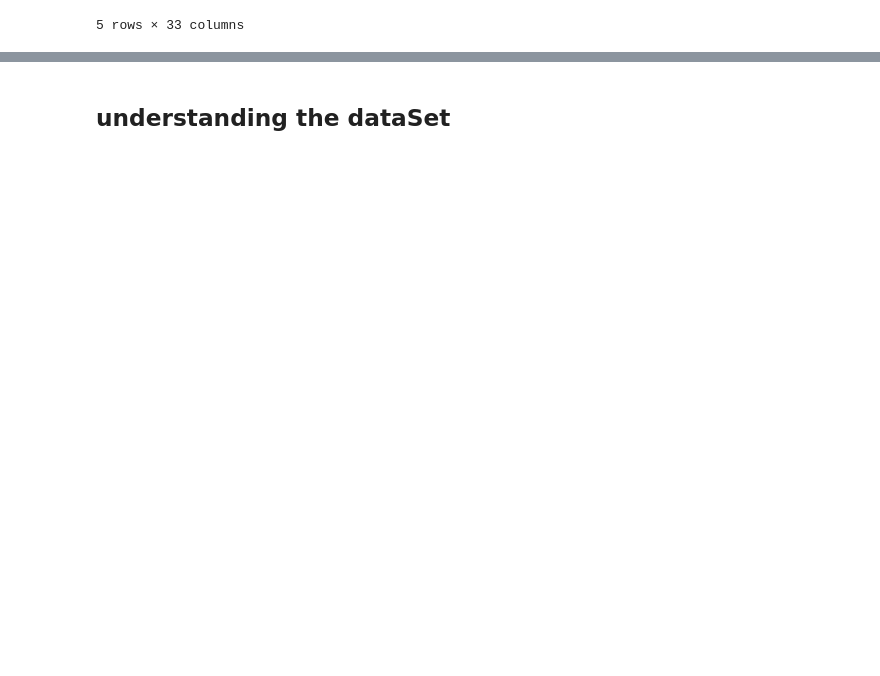
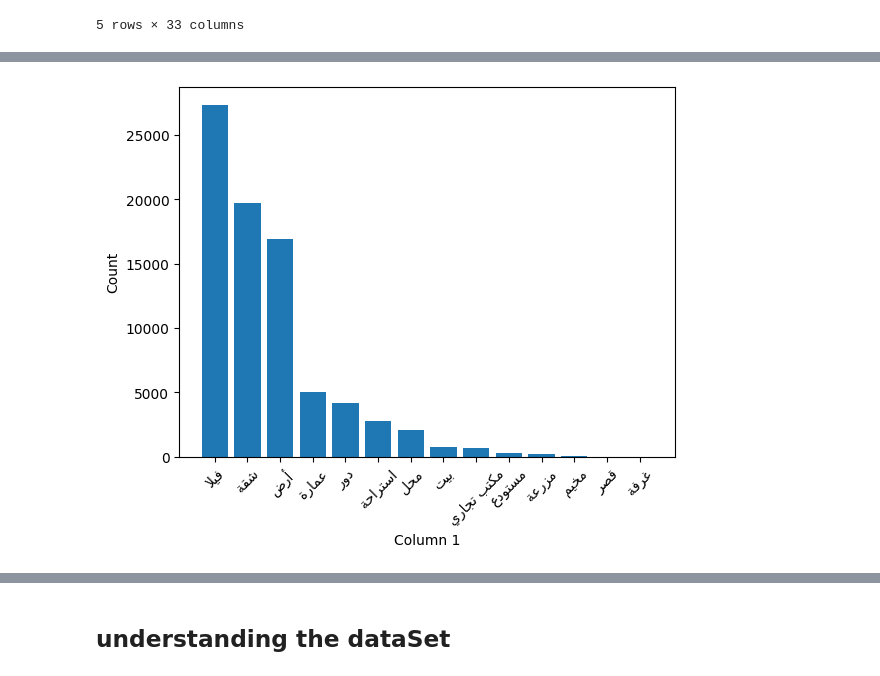
Before and after one commit to Abdulmalik-rebdi/friendly-octo-disco, a Jupyter notebook: main.ipynb, the cells around one changed output, grey strips where cells are left out. Saved outputs shown, nothing was run; the diff lists cells and outputs as text; code cells hidden in the pictures; blank space fills up the shorter version.

```diff
--- a/main.ipynb
+++ b/main.ipynb
@@ -21,0 +72,18 @@ df.head()
+# %%
+
+def modify_arabic_display(s):
+    return get_display(arabic_reshaper.reshape(s.encode('utf-8').decode('utf8')))
+# %%
+counts = df['property_type'].value_counts()
+x = []
+for i in counts.index:
+    x.append(modify_arabic_display(i))
+plt.bar(x, counts.values)
+plt.xlabel("Column 1")
+plt.ylabel("Count")
+plt.xticks(rotation=45)
+# plt.tight_layout()
+
+plt.show()
+# %% [output]
+[figure, added]
```
Also changed, not shown: parts of 28 cells of this notebook.
